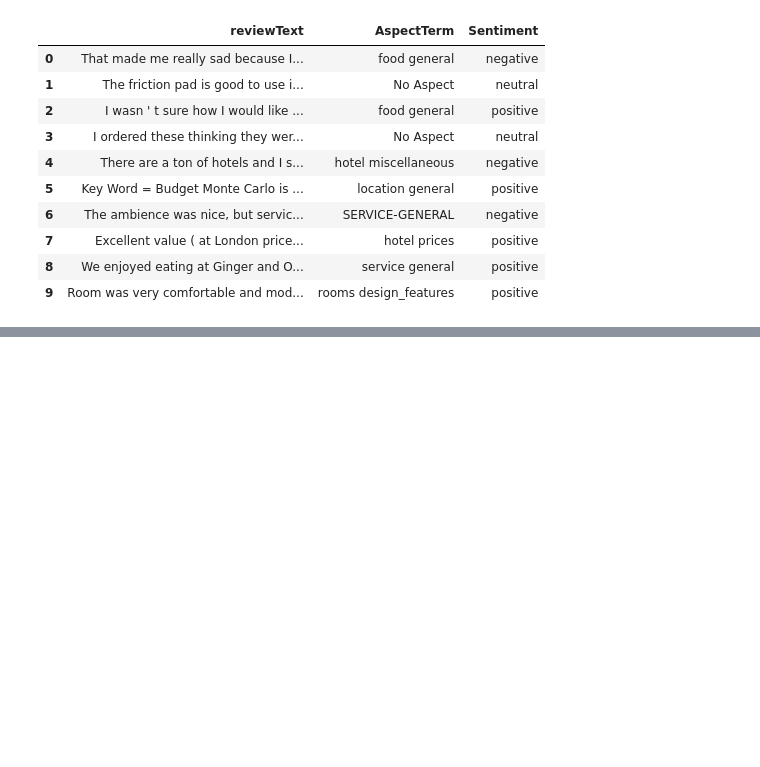
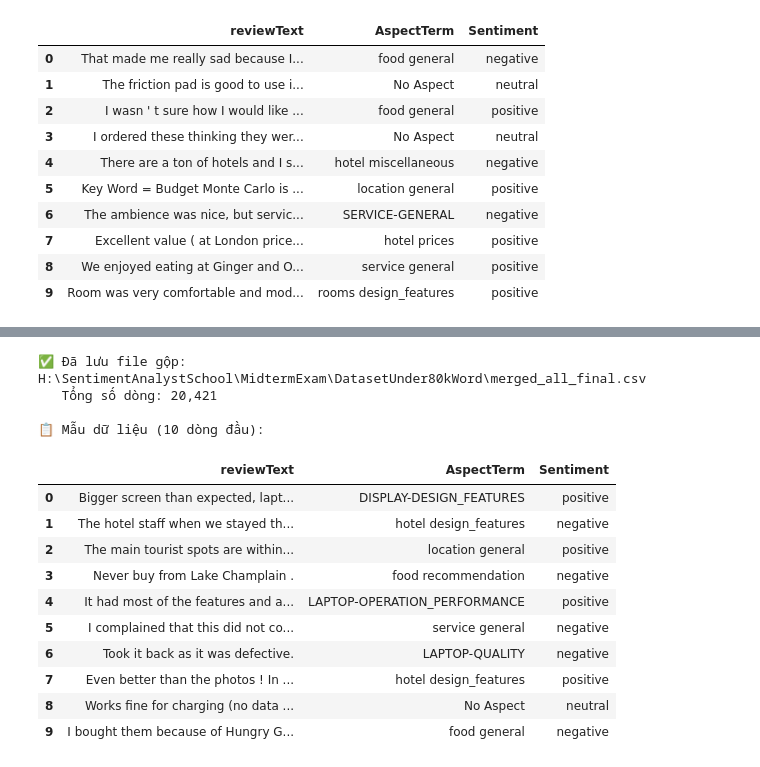
Before and after one commit to VietHoang0805/SentimentAnalystSchool, a Jupyter notebook: MidtermExam/TransferFile.ipynb, the cells around one changed output, grey strips where cells are left out. Cells and saved outputs as stored; diff of their text form; code cells hidden in the pictures; blank space fills up the shorter version.

```diff
--- a/MidtermExam/TransferFile.ipynb
+++ b/MidtermExam/TransferFile.ipynb
@@ -430,0 +574,19 @@ df_final.head(10)
+# %%
+# Gộp 2 dataset
+# Cả 2 file đều có cùng format: reviewText, AspectTerm, Sentiment
+df_all_combined = pd.concat([df_merged_combined, df_semeval_new], ignore_index=True)
+
+# Shuffle dữ liệu
+df_all_combined = df_all_combined.sample(frac=1, random_state=42).reset_index(drop=True)
+
+print("\n" + "=" * 60)
+print("KẾT QUẢ GỘP 2 DATASET")
+print("=" * 60)
+print(f"\n📊 Tổng số mẫu: {len(df_all_combined):,}")
+print(f"   - Từ merged_dataset_combined_semeval: {len(df_merged_combined):,}")
+print(f"   - Từ semeval_train_new: {len(df_semeval_new):,}")
+
+print(f"\n📈 Phân bố Sentiment sau khi gộp:")
+print(df_all_combined['Sentiment'].value_counts().to_string())
+
+print(f"\n📋 Các cột: {list(df_all_combined.columns)}")
@@ -430,0 +609,27 @@ df_final.head(10)
+# %%
+# Lưu file gộp cuối cùng
+OUTPUT_ALL_PATH = Path("H:/SentimentAnalystSchool/MidtermExam/DatasetUnder80kWord/merged_all_final.csv")
+df_all_combined.to_csv(OUTPUT_ALL_PATH, index=False)
+
+print(f"✅ Đã lưu file gộp: {OUTPUT_ALL_PATH}")
+print(f"   Tổng số dòng: {len(df_all_combined):,}")
+
+# Xem mẫu dữ liệu
+print("\n📋 Mẫu dữ liệu (10 dòng đầu):")
+df_all_combined.head(10)
+# %% [output]
+✅ Đã lưu file gộp: H:\SentimentAnalystSchool\MidtermExam\DatasetUnder80kWord\merged_all_final.csv
+   Tổng số dòng: 20,421
+
+📋 Mẫu dữ liệu (10 dòng đầu):
+|  | reviewText | AspectTerm | Sentiment |
+| 0 | Bigger screen than expected, lapt... | DISPLAY-DESIGN_FEATURES | positive |
+| 1 | The hotel staff when we stayed th... | hotel design_features | negative |
+| 2 | The main tourist spots are within... | location general | positive |
+| 3 | Never buy from Lake Champlain . | food recommendation | negative |
+| 4 | It had most of the features and a... | LAPTOP-OPERATION_PERFORMANCE | positive |
+| 5 | I complained that this did not co... | service general | negative |
+| 6 | Took it back as it was defective. | LAPTOP-QUALITY | negative |
+| 7 | Even better than the photos ! In ... | hotel design_features | positive |
+| 8 | Works fine for charging (no data ... | No Aspect | neutral |
+| 9 | I bought them because of Hungry G... | food general | negative |
```
Also changed, not shown: parts of 6 cells of this notebook, 15 other files.
